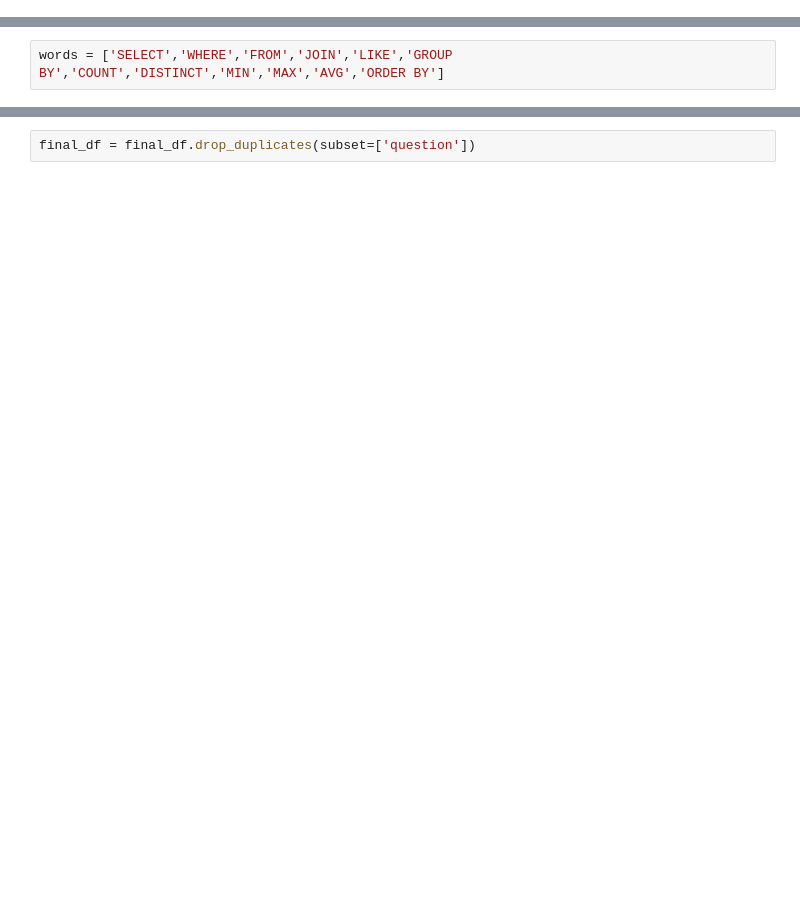
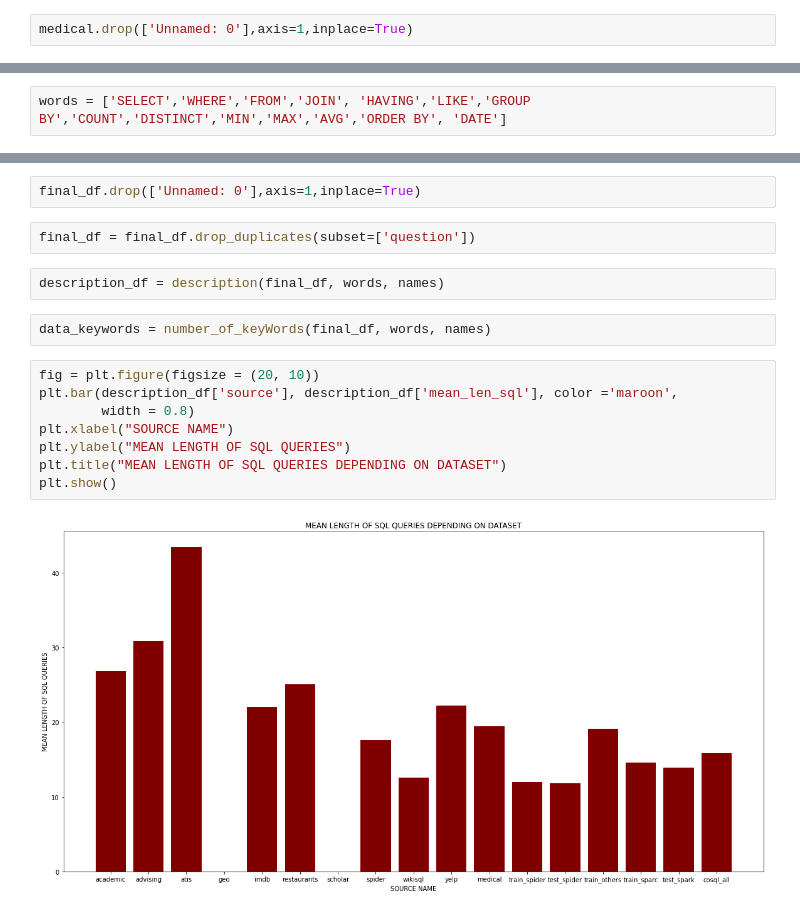
Before and after one commit to anahitxachatryan/textToSql, a Jupyter notebook: EDA/EDA2.ipynb, the cells around one changed output, grey strips where cells are left out. Drawn from its saved outputs; the diff is of its cells as text; blank space fills up the shorter version.

```diff
--- a/EDA/EDA2.ipynb
+++ b/EDA/EDA2.ipynb
@@ -64 +52,3 @@ def description(data, name):
+# %%
+medical.drop(['Unnamed: 0'],axis=1,inplace=True)
 # %%
@@ -72,2 +65,2 @@ def number_of_keyWords(data,words,name):
 # %%
-words = ['SELECT','WHERE','FROM','JOIN','LIKE','GROUP BY','COUNT','DISTINCT','MIN','MAX','AVG','ORDER BY']
+words = ['SELECT','WHERE','FROM','JOIN', 'HAVING','LIKE','GROUP BY','COUNT','DISTINCT','MIN','MAX','AVG','ORDER BY', 'DATE']
@@ -107,4 +67,20 @@ plt.show()
 # %%
 final_df = pd.concat([academic, advising, atis, geo, imdb, restaurants, scholar, spider, wikisql, yelp, medical, df_tsv], axis=0, join='outer', ignore_index=False)
+# %%
+final_df.drop(['Unnamed: 0'],axis=1,inplace=True)
 # %%
 final_df = final_df.drop_duplicates(subset=['question'])
+# %%
+description_df = description(final_df, words, names)
+# %%
+data_keywords = number_of_keyWords(final_df, words, names)
+# %%
+fig = plt.figure(figsize = (20, 10))
+plt.bar(description_df['source'], description_df['mean_len_sql'], color ='maroon',
+        width = 0.8)
+plt.xlabel("SOURCE NAME")
+plt.ylabel("MEAN LENGTH OF SQL QUERIES")
+plt.title("MEAN LENGTH OF SQL QUERIES DEPENDING ON DATASET")
+plt.show()
+# %% [output]
+[figure, added]
```
Also changed, not shown: parts of 20 cells of this notebook, 5 other files.
